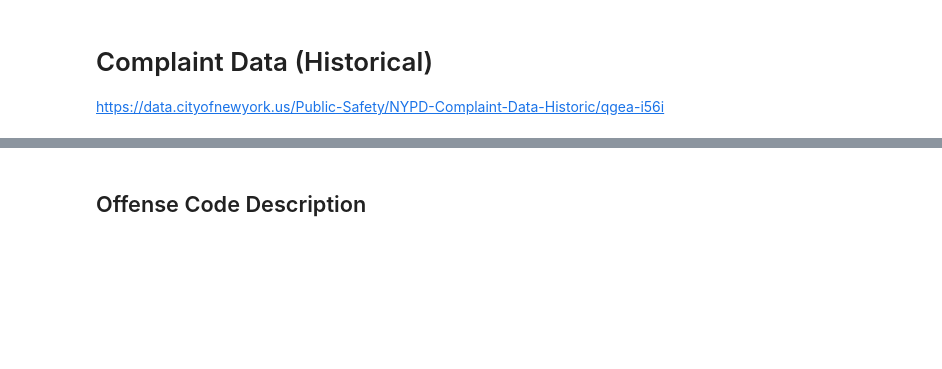
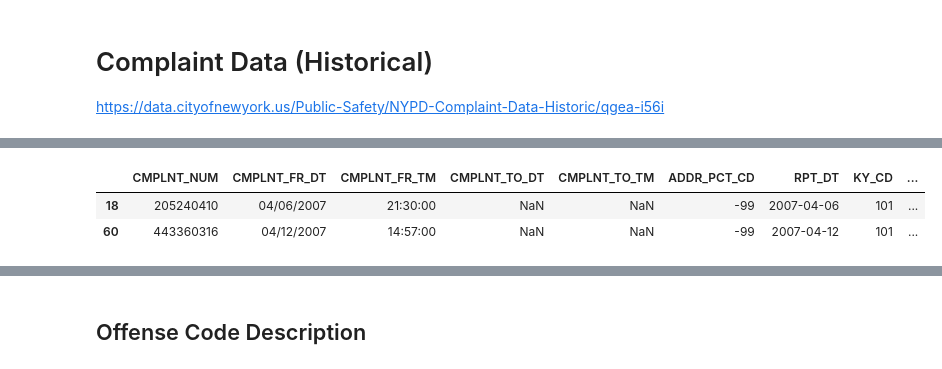
Before and after one commit to MattTriano/NYC_Crime, a Jupyter notebook: analysis/NYC_Crime_EDA_v1.ipynb, the cells around one changed output, grey strips where cells are left out. Saved outputs shown, nothing was run; the diff lists cells and outputs as text; code cells hidden in the pictures; blank space fills up the shorter version.

```diff
--- a/analysis/NYC_Crime_EDA_v1.ipynb
+++ b/analysis/NYC_Crime_EDA_v1.ipynb
@@ -604,0 +228,6 @@ Name: JURISDICTION_CODE, dtype: int64
+# %%
+nyc_murder_df.head(2)
+# %% [output]
+|  | CMPLNT_NUM | CMPLNT_FR_DT | CMPLNT_FR_TM | CMPLNT_TO_DT | CMPLNT_TO_TM | ADDR_PCT_CD | RPT_DT | KY_CD | ... |
+| 18 | 205240410 | 04/06/2007 | 21:30:00 | NaN | NaN | -99 | 2007-04-06 | 101 | ... |
+| 60 | 443360316 | 04/12/2007 | 14:57:00 | NaN | NaN | -99 | 2007-04-12 | 101 | ... |
```
Also changed, not shown: parts of 65 cells of this notebook.
